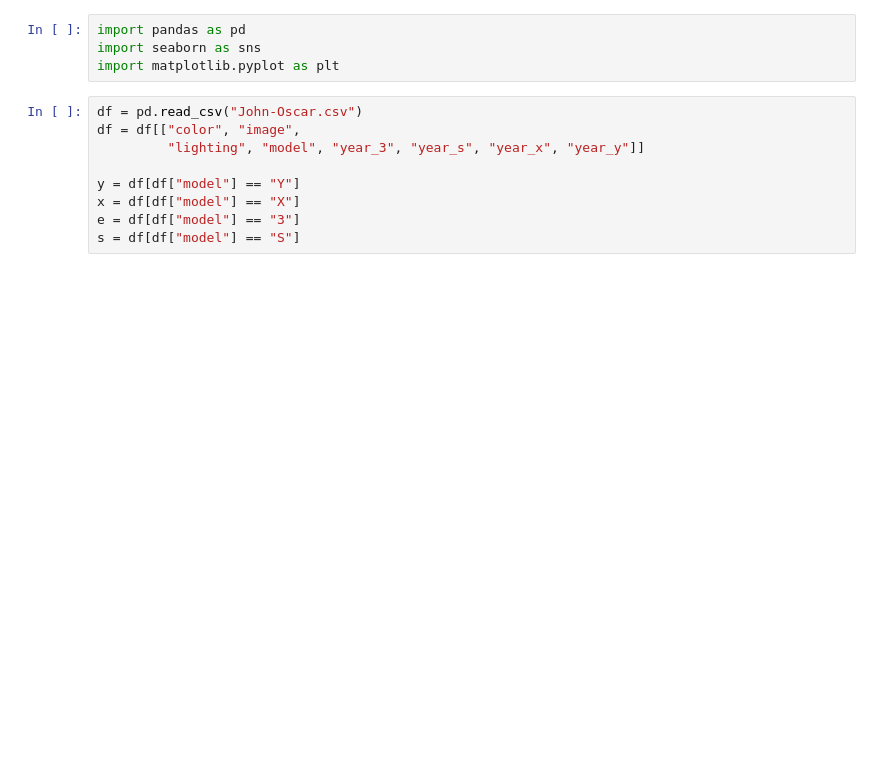
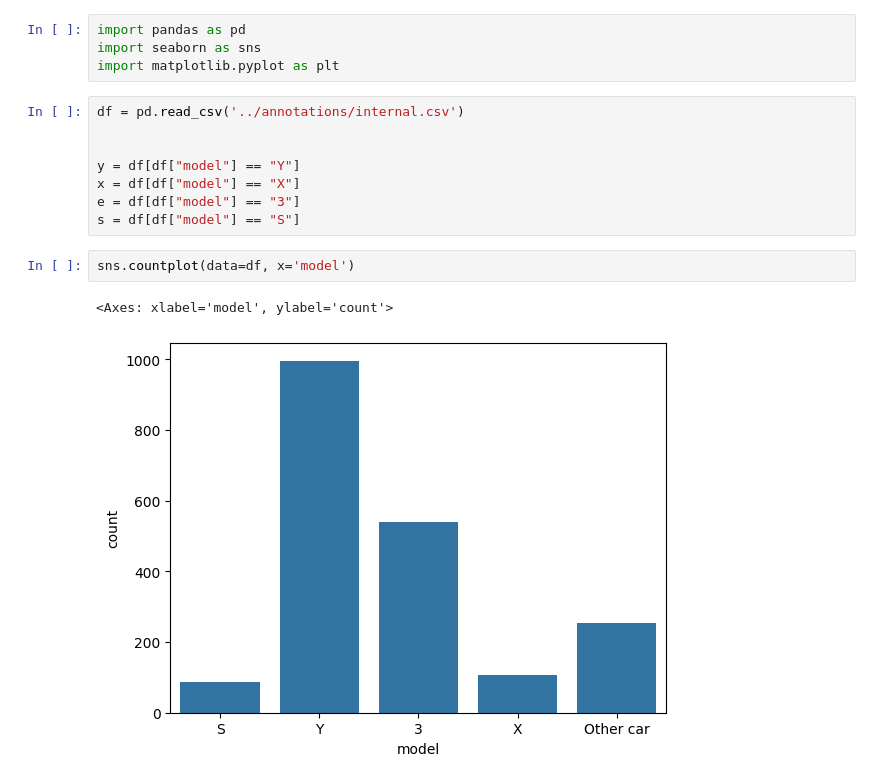
Before and after one commit to jkaste03/visual-vehicle-recognition-varying-lighting-conditions, a Jupyter notebook: notebooks/plot.ipynb, the cells around one changed output. Saved outputs shown, nothing was run; the diff lists cells and outputs as text; blank space fills up the shorter version.

```diff
--- a/notebooks/plot.ipynb
+++ b/notebooks/plot.ipynb
@@ -3,14 +3,18 @@ import pandas as pd
 import seaborn as sns
 import matplotlib.pyplot as plt
 # %%
-df = pd.read_csv("John-Oscar.csv")
-df = df[["color", "image",
-         "lighting", "model", "year_3", "year_s", "year_x", "year_y"]]
+df = pd.read_csv('../annotations/internal.csv')
+
 
 y = df[df["model"] == "Y"]
 x = df[df["model"] == "X"]
 e = df[df["model"] == "3"]
 s = df[df["model"] == "S"]
+# %%
+sns.countplot(data=df, x='model')
+# %% [output]
+<Axes: xlabel='model', ylabel='count'>
+[figure, added]
 # %%
 
 fig, axes = plt.subplots(2, 2, figsize=(12, 8))
```
Also changed, not shown: parts of 1 cell of this notebook, 1 other file.
